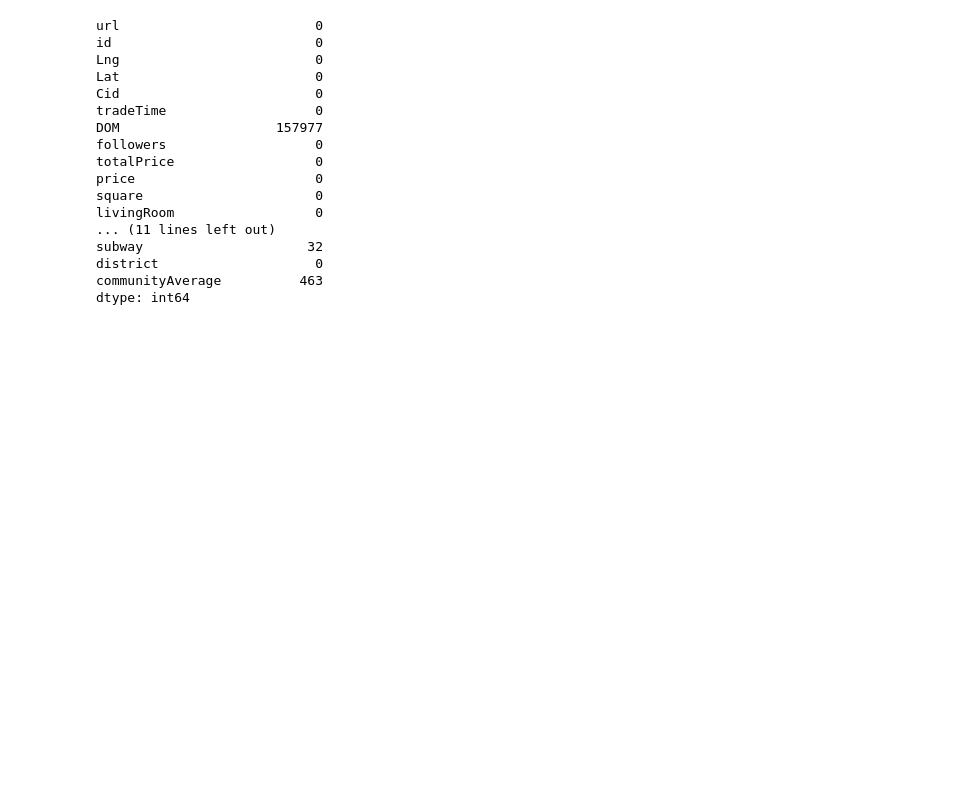
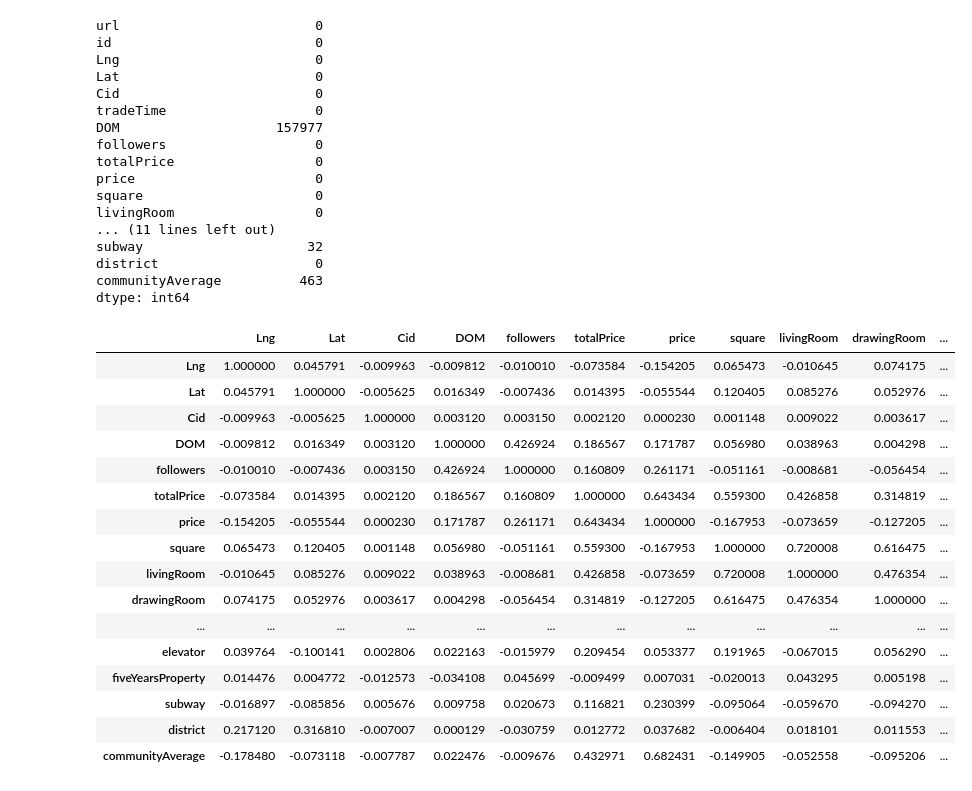
Before and after one commit to blacktruth513/CodeStates_Project, a Jupyter notebook: Section2_Project.ipynb, the cells around one changed output. Drawn from its saved outputs; the diff is of its cells as text; code cells hidden in the pictures; blank space fills up the shorter version.

```diff
--- a/Section2_Project.ipynb
+++ b/Section2_Project.ipynb
@@ -133,3 +168,25 @@ subway                     32
 district                    0
 communityAverage          463
 dtype: int64
+# %%
+# 특성 간 상관 관계 분석 (수치형 변수)
+corr_df1 = df.corr(method='pearson')
+corr_df1
+# %% [output]
+|  | Lng | Lat | Cid | DOM | followers | totalPrice | price | square | livingRoom | drawingRoom | ... |
+| Lng | 1.000000 | 0.045791 | -0.009963 | -0.009812 | -0.010010 | -0.073584 | -0.154205 | 0.065473 | -0.010645 | 0.074175 | ... |
+| Lat | 0.045791 | 1.000000 | -0.005625 | 0.016349 | -0.007436 | 0.014395 | -0.055544 | 0.120405 | 0.085276 | 0.052976 | ... |
+| Cid | -0.009963 | -0.005625 | 1.000000 | 0.003120 | 0.003150 | 0.002120 | 0.000230 | 0.001148 | 0.009022 | 0.003617 | ... |
+| DOM | -0.009812 | 0.016349 | 0.003120 | 1.000000 | 0.426924 | 0.186567 | 0.171787 | 0.056980 | 0.038963 | 0.004298 | ... |
+| followers | -0.010010 | -0.007436 | 0.003150 | 0.426924 | 1.000000 | 0.160809 | 0.261171 | -0.051161 | -0.008681 | -0.056454 | ... |
+| totalPrice | -0.073584 | 0.014395 | 0.002120 | 0.186567 | 0.160809 | 1.000000 | 0.643434 | 0.559300 | 0.426858 | 0.314819 | ... |
+| price | -0.154205 | -0.055544 | 0.000230 | 0.171787 | 0.261171 | 0.643434 | 1.000000 | -0.167953 | -0.073659 | -0.127205 | ... |
+| square | 0.065473 | 0.120405 | 0.001148 | 0.056980 | -0.051161 | 0.559300 | -0.167953 | 1.000000 | 0.720008 | 0.616475 | ... |
+| livingRoom | -0.010645 | 0.085276 | 0.009022 | 0.038963 | -0.008681 | 0.426858 | -0.073659 | 0.720008 | 1.000000 | 0.476354 | ... |
+| drawingRoom | 0.074175 | 0.052976 | 0.003617 | 0.004298 | -0.056454 | 0.314819 | -0.127205 | 0.616475 | 0.476354 | 1.000000 | ... |
+| ... | ... | ... | ... | ... | ... | ... | ... | ... | ... | ... | ... |
+| elevator | 0.039764 | -0.100141 | 0.002806 | 0.022163 | -0.015979 | 0.209454 | 0.053377 | 0.191965 | -0.067015 | 0.056290 | ... |
+| fiveYearsProperty | 0.014476 | 0.004772 | -0.012573 | -0.034108 | 0.045699 | -0.009499 | 0.007031 | -0.020013 | 0.043295 | 0.005198 | ... |
+| subway | -0.016897 | -0.085856 | 0.005676 | 0.009758 | 0.020673 | 0.116821 | 0.230399 | -0.095064 | -0.059670 | -0.094270 | ... |
+| district | 0.217120 | 0.316810 | -0.007007 | 0.000129 | -0.030759 | 0.012772 | 0.037682 | -0.006404 | 0.018101 | 0.011553 | ... |
+| communityAverage | -0.178480 | -0.073118 | -0.007787 | 0.022476 | -0.009676 | 0.432971 | 0.682431 | -0.149905 | -0.052558 | -0.095206 | ... |
```
Also changed, not shown: parts of 16 cells of this notebook.
